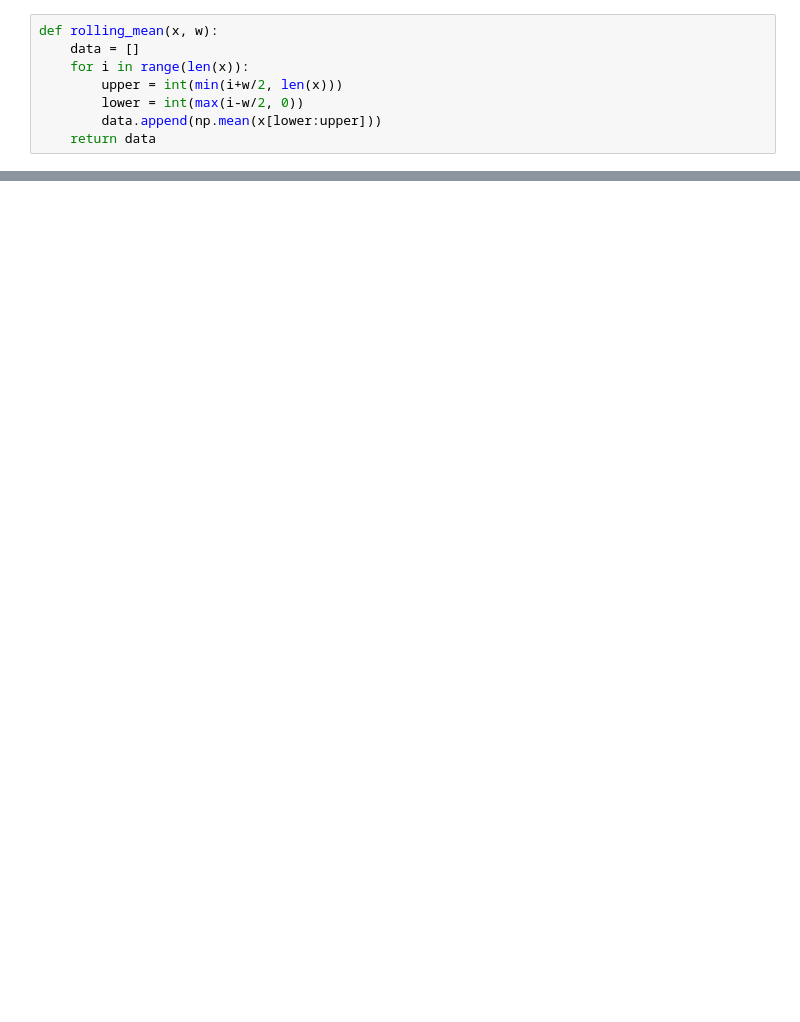
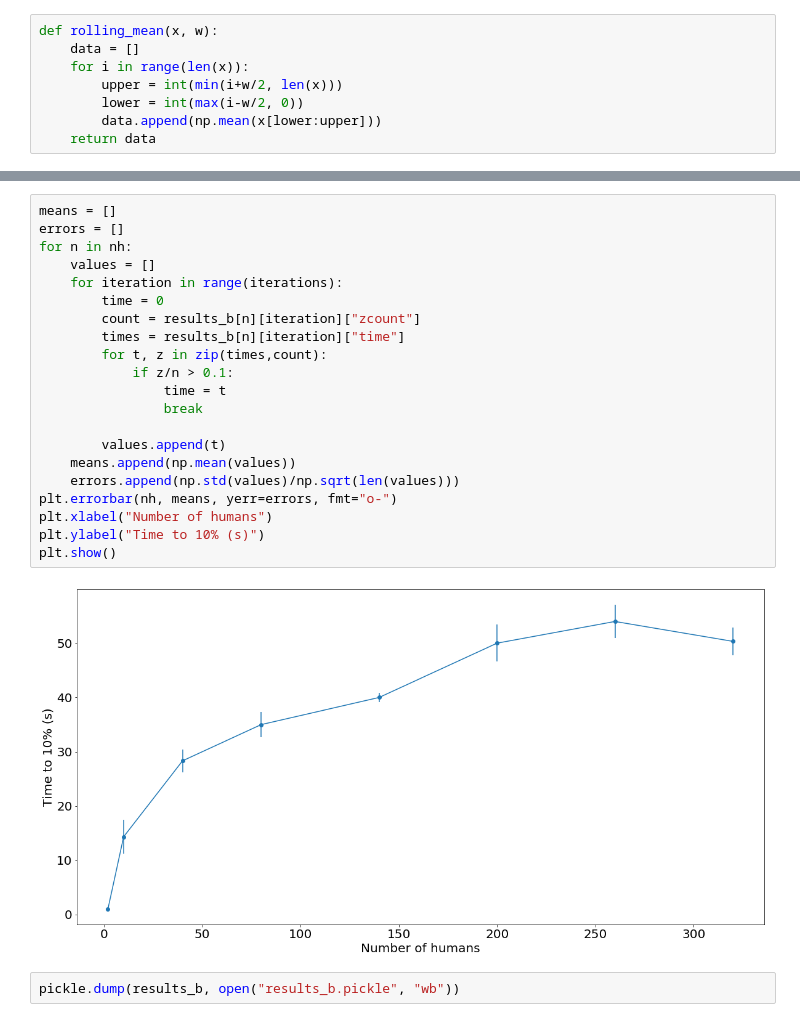
Before and after one commit to atormakh/SimulacionDeSistemas, a Jupyter notebook: Zombies/ej.ipynb, the cells around one changed output, grey strips where cells are left out. Drawn from its saved outputs; the diff is of its cells as text; blank space fills up the shorter version.

```diff
--- a/Zombies/ej.ipynb
+++ b/Zombies/ej.ipynb
@@ -67,0 +94,25 @@ plt.plot(time, rolling_mean(np.diff(zcount, prepend=1),w))
+# %%
+means = []
+errors = []
+for n in nh:
+    values = []
+    for iteration in range(iterations):
+        time = 0
+        count = results_b[n][iteration]["zcount"]
+        times = results_b[n][iteration]["time"]
+        for t, z in zip(times,count):
+            if z/n > 0.1:
+                time = t
+                break
+
+        values.append(t)
+    means.append(np.mean(values))
+    errors.append(np.std(values)/np.sqrt(len(values)))
+plt.errorbar(nh, means, yerr=errors, fmt="o-")
+plt.xlabel("Number of humans")
+plt.ylabel("Time to 10% (s)")
+plt.show()
+# %% [output]
+[figure, added]
+# %%
+pickle.dump(results_b, open("results_b.pickle", "wb"))
```
Also changed, not shown: parts of 8 cells of this notebook, 3 other files.
